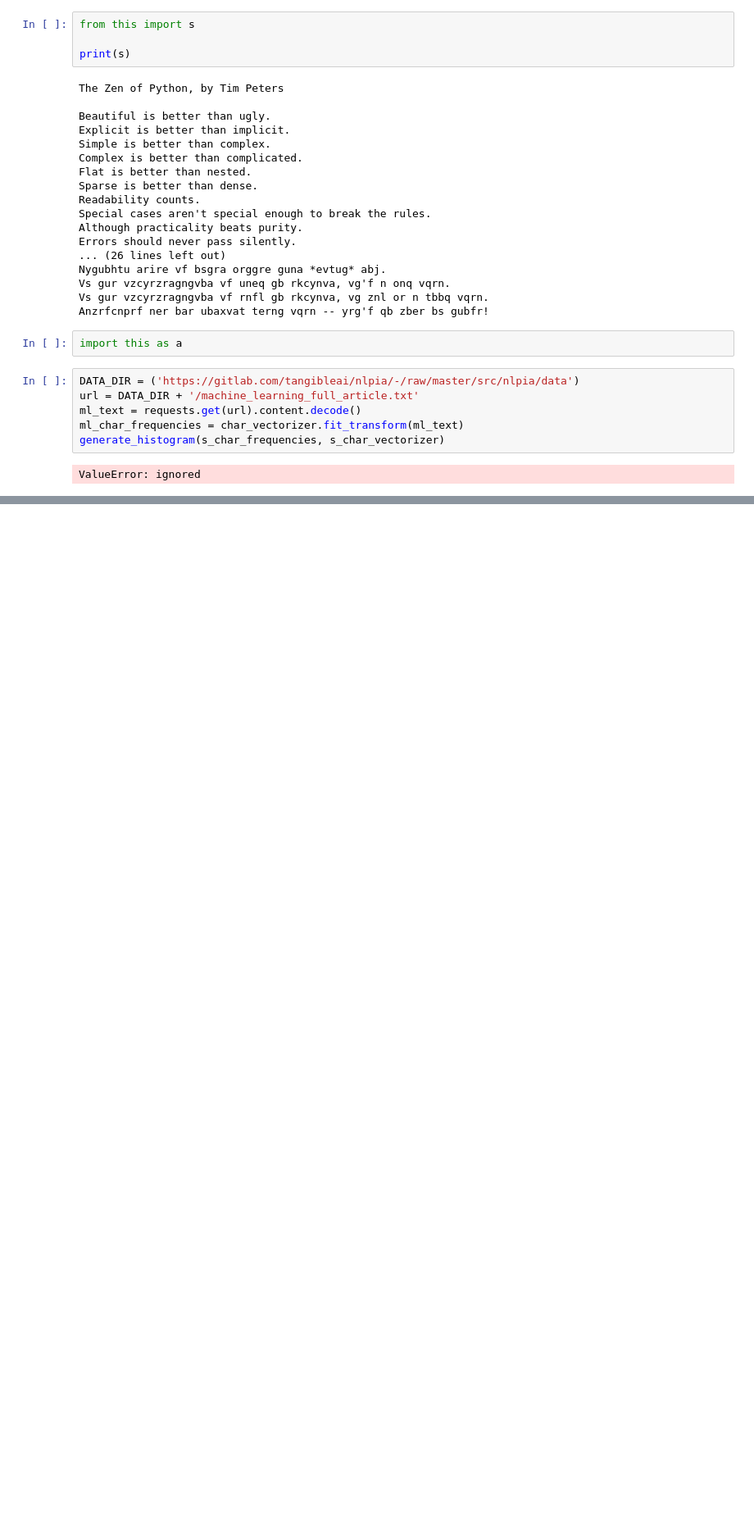
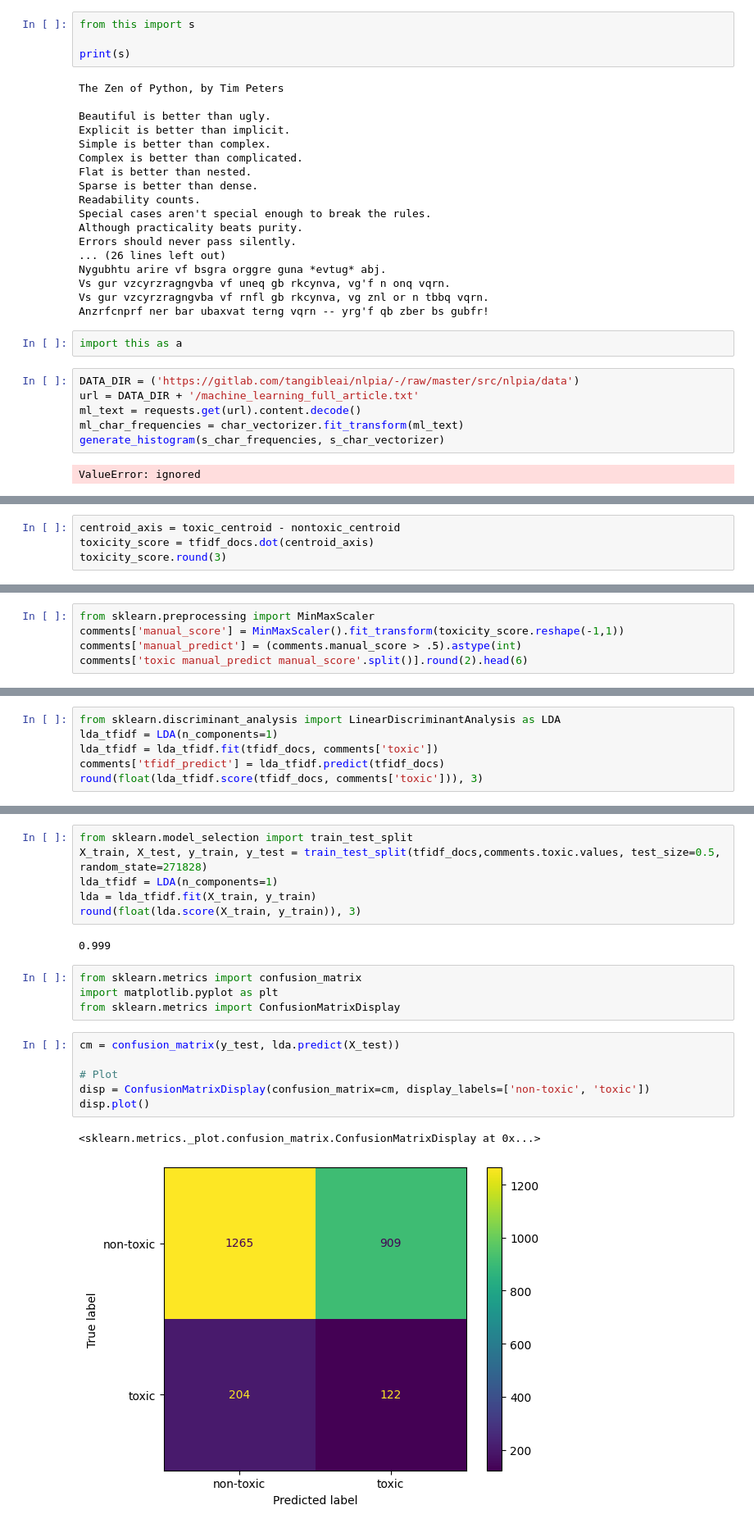
Before and after one commit to koad7/NLP_PYTORCH, a Jupyter notebook: Unsupervised_NER_With_embedding.ipynb, the cells around one changed output, grey strips where cells are left out. Shown: that part at 82% size. Drawn from its saved outputs; the diff is of its cells as text; blank space fills up the shorter version.

```diff
--- a/Unsupervised_NER_With_embedding.ipynb
+++ b/Unsupervised_NER_With_embedding.ipynb
@@ -408,0 +569,4 @@ ValueError: ignored
+# %%
+centroid_axis = toxic_centroid - nontoxic_centroid
+toxicity_score = tfidf_docs.dot(centroid_axis)
+toxicity_score.round(3)
@@ -408,0 +575,5 @@ ValueError: ignored
+# %%
+from sklearn.preprocessing import MinMaxScaler
+comments['manual_score'] = MinMaxScaler().fit_transform(toxicity_score.reshape(-1,1))
+comments['manual_predict'] = (comments.manual_score > .5).astype(int)
+comments['toxic manual_predict manual_score'.split()].round(2).head(6)
@@ -408,0 +588,6 @@ ValueError: ignored
+# %%
+from sklearn.discriminant_analysis import LinearDiscriminantAnalysis as LDA
+lda_tfidf = LDA(n_components=1)
+lda_tfidf = lda_tfidf.fit(tfidf_docs, comments['toxic'])
+comments['tfidf_predict'] = lda_tfidf.predict(tfidf_docs)
+round(float(lda_tfidf.score(tfidf_docs, comments['toxic'])), 3)
@@ -408,0 +596,21 @@ ValueError: ignored
+# %%
+from sklearn.model_selection import train_test_split
+X_train, X_test, y_train, y_test = train_test_split(tfidf_docs,comments.toxic.values, test_size=0.5, random_state=271828)
+lda_tfidf = LDA(n_components=1)
+lda = lda_tfidf.fit(X_train, y_train)
+round(float(lda.score(X_train, y_train)), 3)
+# %% [output]
+0.999
+# %%
+from sklearn.metrics import confusion_matrix
+import matplotlib.pyplot as plt
+from sklearn.metrics import ConfusionMatrixDisplay
+# %%
+cm = confusion_matrix(y_test, lda.predict(X_test))
+
+# Plot
+disp = ConfusionMatrixDisplay(confusion_matrix=cm, display_labels=['non-toxic', 'toxic'])
+disp.plot()
+# %% [output]
+<sklearn.metrics._plot.confusion_matrix.ConfusionMatrixDisplay at 0x...>
+[figure, added]
```
Also changed, not shown: parts of 45 cells of this notebook.
